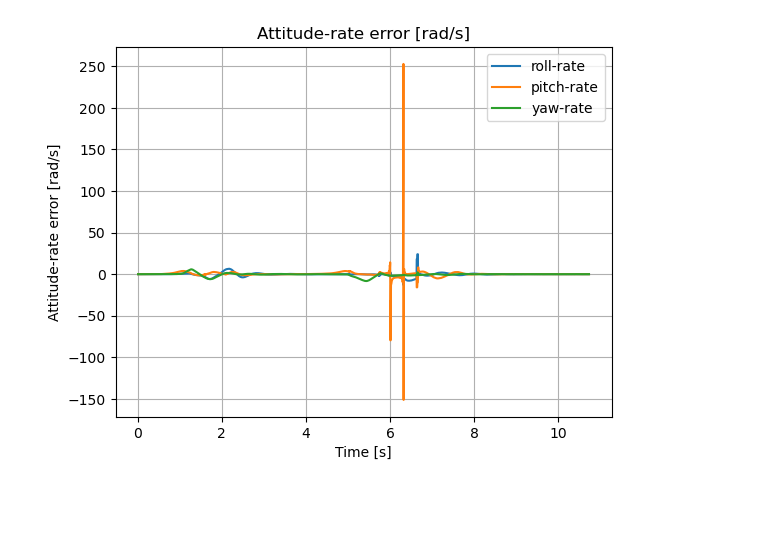
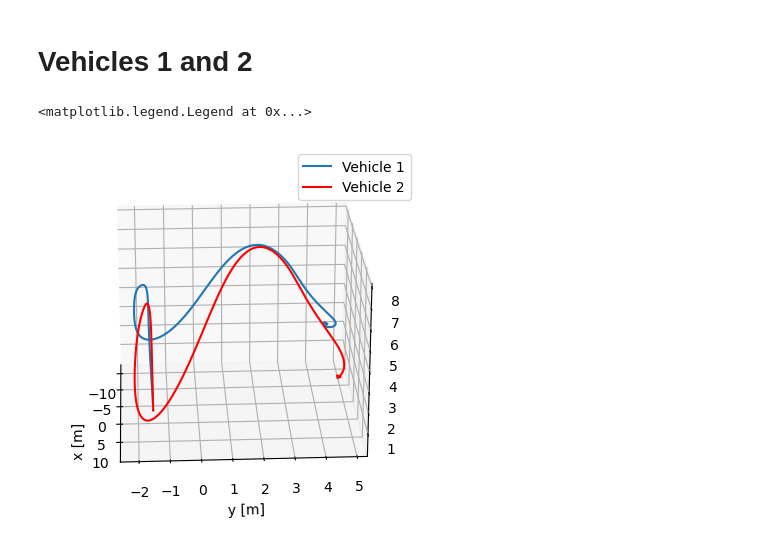
Before and after one commit to PegasusSimulator/PegasusSimulator, a Jupyter notebook: examples/plots.ipynb, the cells around one changed output. Saved outputs shown, nothing was run; the diff lists cells and outputs as text; code cells hidden in the pictures; blank space fills up the shorter version.

Commit message:
feat: best results for paper

```diff
--- a/examples/plots.ipynb
+++ b/examples/plots.ipynb
@@ -3,10 +3,21 @@ import numpy as np
 import matplotlib.pyplot as plt
 
 # Load the position error
-statistics = np.load('results/single_statistics.npz')
+statistics = np.load('results/statistics_1.npz')
+statistics2 = np.load('results/statistics_2.npz')
 
-time = statistics["time"]
-ep = statistics["ep"]
-ev = statistics["ev"]
-er = statistics["er"]
-ew = statistics["ew"]
+time1 = statistics["time"]
+
+# Load the statistics for vehicle 1
+p1 = statistics["p"]
+ep1 = statistics["ep"]
+ev1 = statistics["ev"]
+er1 = statistics["er"]
+ew1 = statistics["ew"]
+
+# Load the statistics for vehicle 2
+p2 = statistics2["p"][1:]
+ep2 = statistics2["ep"][1:]
+ev2 = statistics2["ev"][1:]
+er2 = statistics2["er"][1:]
+ew2 = statistics2["ew"][1:]
@@ -55,14 +24,14 @@ plt.show()
-# %%
-# Plot the angular velocity error
-plt.figure()
-plt.plot(time, ew[:,0])
-plt.plot(time, ew[:,1])
-plt.plot(time, ew[:,2])
-plt.ylabel("Attitude-rate error [rad/s]")
-plt.xlabel("Time [s]")
-plt.title('Attitude-rate error [rad/s]')
-plt.legend(["roll-rate", "pitch-rate", "yaw-rate"])
-plt.grid()
-plt.show()
-# %% [output]
-[figure, removed]
+# %% [markdown]
+# Vehicles 1 and 2
+# %%
+# Trajectory executed by the 2 vehicles
+ax = plt.figure().add_subplot(projection='3d')
+ax.plot(p1[:,0], p1[:,1], p1[:,2], label='Vehicle 1')
+ax.plot(p2[:,0], p2[:,1], p2[:,2], label='Vehicle 2', color='red')
+ax.view_init(elev=22, azim=-3)
+plt.xlabel("x [m]")
+plt.ylabel("y [m]")
+ax.legend()
+# %% [output]
+<matplotlib.legend.Legend at 0x...>
+[figure, added]
```
Also changed, not shown: parts of 9 cells of this notebook.
